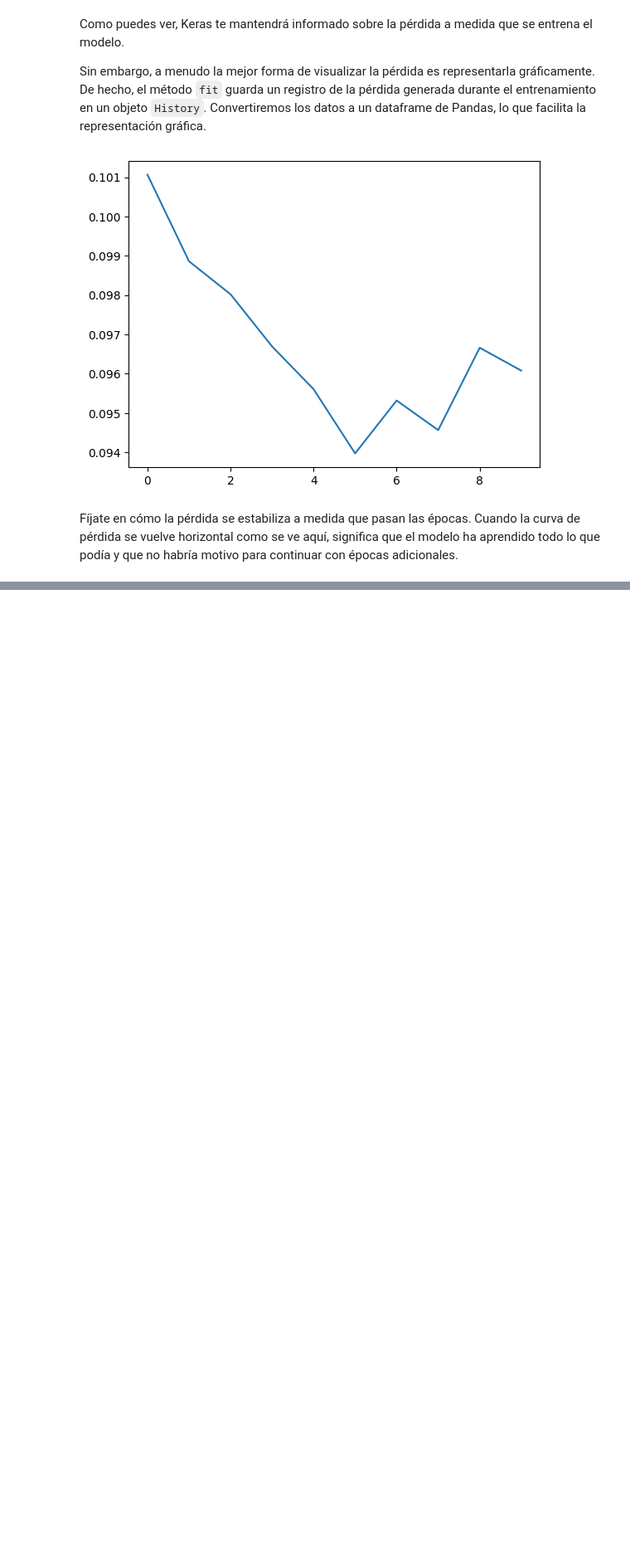
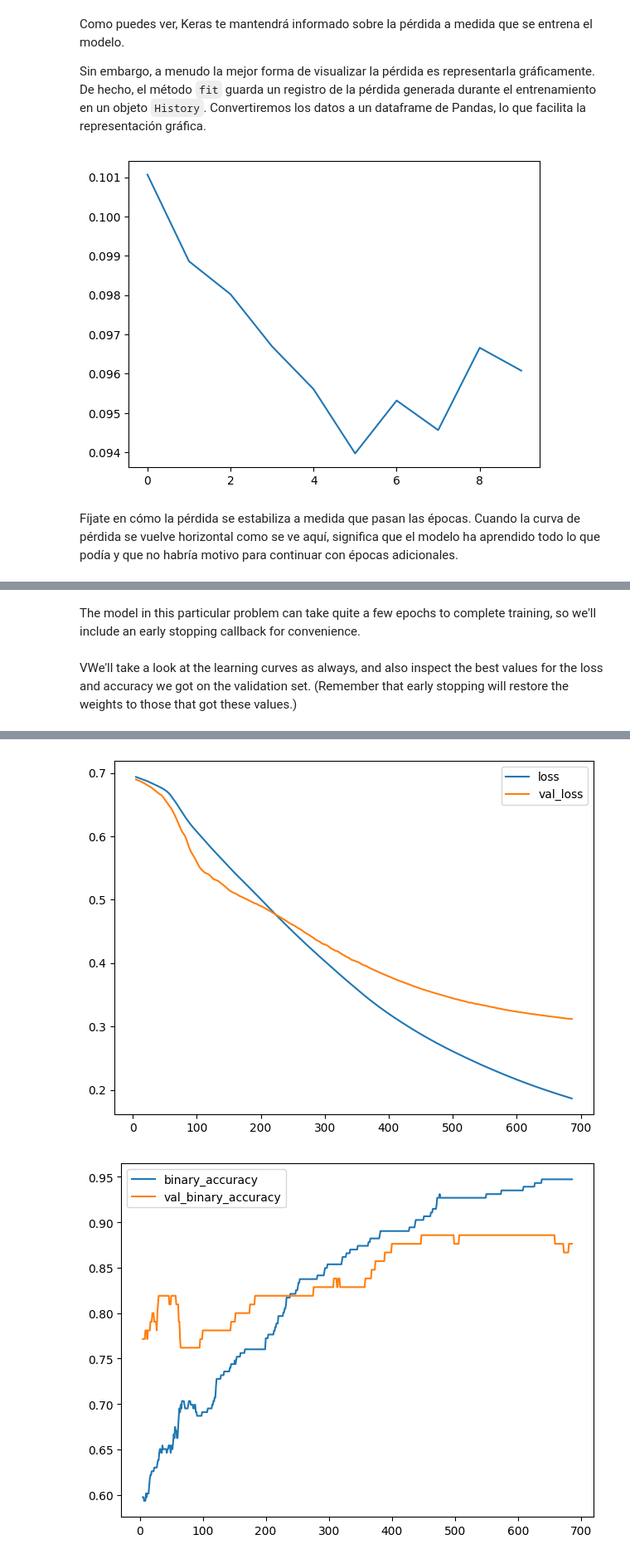
Before and after one commit to Kur0n3-112/CuadernosJupyterlab, a Jupyter notebook: kaggle/12_IntroToDeepLearning.ipynb, the cells around one changed output, grey strips where cells are left out. Shown at 83% size. Saved outputs shown, nothing was run; the diff lists cells and outputs as text; code cells hidden in the pictures; blank space fills up the shorter version.

```diff
--- a/kaggle/12_IntroToDeepLearning.ipynb
+++ b/kaggle/12_IntroToDeepLearning.ipynb
@@ -261,0 +619,9 @@ Fíjate en cómo la pérdida se estabiliza a medida que pasan las épocas. Cuand
+# %%
+from tensorflow import keras
+from tensorflow.keras import layers
+
+model = keras.Sequential([
+    layers.Dense(4, activation='relu', input_shape=[33]),
+    layers.Dense(4, activation='relu'),
+    layers.Dense(1, activation='sigmoid'),
+])
@@ -261,0 +630,36 @@ Fíjate en cómo la pérdida se estabiliza a medida que pasan las épocas. Cuand
+# %%
+model.compile(
+    optimizer='adam',
+    loss='binary_crossentropy',
+    metrics=['binary_accuracy'],
+)
+# %% [markdown]
+The model in this particular problem can take quite a few epochs to complete training, so we'll include an early stopping callback for convenience.
+# %%
+early_stopping = keras.callbacks.EarlyStopping(
+    patience=10,
+    min_delta=0.001,
+    restore_best_weights=True,
+)
+
+history = model.fit(
+    X_train, y_train,
+    validation_data=(X_valid, y_valid),
+    batch_size=512,
+    epochs=1000,
+    callbacks=[early_stopping],
+    verbose=0, # hide the output because we have so many epochs
+)
+# %% [markdown]
+VWe'll take a look at the learning curves as always, and also inspect the best values for the loss and accuracy we got on the validation set. (Remember that early stopping will restore the weights to those that got these values.)
+# %%
+history_df = pd.DataFrame(history.history)
+# Start the plot at epoch 5
+history_df.loc[5:, ['loss', 'val_loss']].plot()
+history_df.loc[5:, ['binary_accuracy', 'val_binary_accuracy']].plot()
+
+print(("Best Validation Loss: {:0.4f}" +\
+      "\nBest Validation Accuracy: {:0.4f}")\
+      .format(history_df['val_loss'].min(),
+              history_df['val_binary_accuracy'].max()))
+# %% [output]
@@ -261,0 +668,2 @@ Fíjate en cómo la pérdida se estabiliza a medida que pasan las épocas. Cuand
+[figure, added]
+[figure, added]
```
Also changed, not shown: parts of 46 cells of this notebook, 10 other files.
